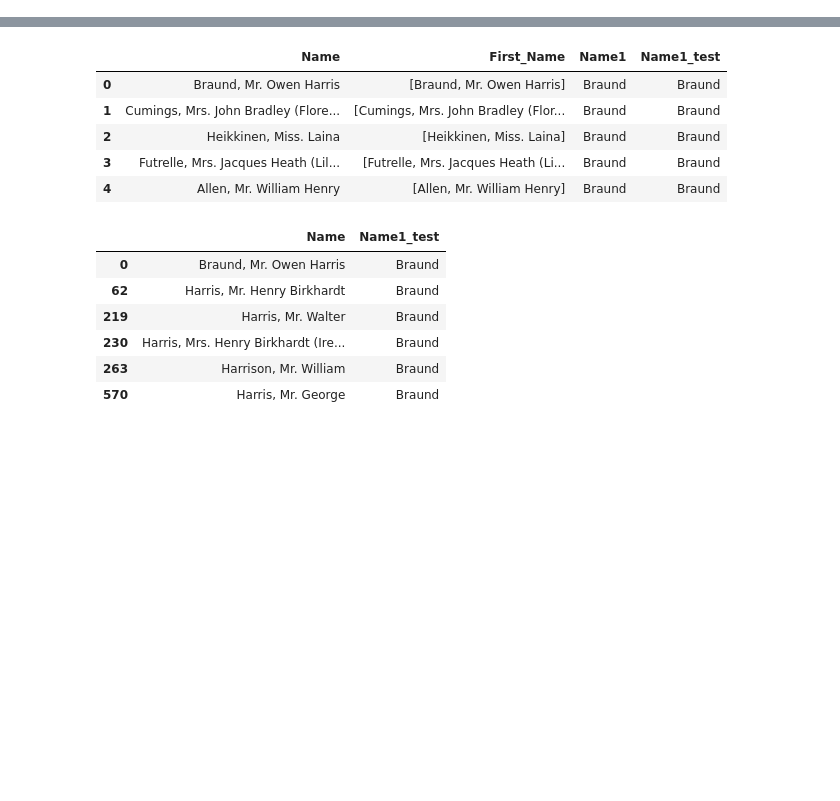
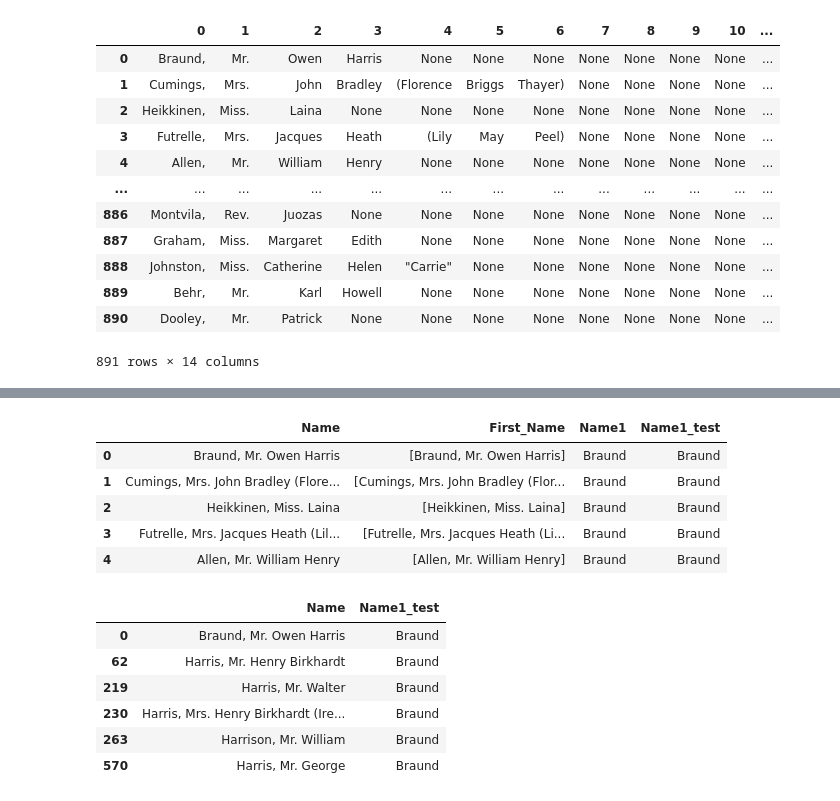
Before and after one commit to Hamzakhalidcs/Notebooks, a Jupyter notebook: map, apply, apply map .ipynb, the cells around one changed output, grey strips where cells are left out. Cells and saved outputs as stored; diff of their text form; code cells hidden in the pictures; blank space fills up the shorter version.

```diff
--- a/map, apply, apply map .ipynb
+++ b/map, apply, apply map .ipynb
@@ -19,3 +19,6 @@ train["First_Name"] = train["Name"].str.split(',')
 train["Name1_test"] = train["Name"].str.split(',')[0][0]
 # %%
 train["Name1"] = train["First_Name"][0][0]
+# %%
+train["Names"] = train["Name"].str.split(',')
+train["FirstName"] = train["Names"][0][0]
@@ -21,0 +56,18 @@ train["Name1"] = train["First_Name"][0][0]
+# %%
+train["LastName"] = train["Names"][0][1]
+# %%
+train['Name'].str.split(pat = ' ', expand = True)
+# %% [output]
+|  | 0 | 1 | 2 | 3 | 4 | 5 | 6 | 7 | 8 | 9 | 10 | ... |
+| 0 | Braund, | Mr. | Owen | Harris | None | None | None | None | None | None | None | ... |
+| 1 | Cumings, | Mrs. | John | Bradley | (Florence | Briggs | Thayer) | None | None | None | None | ... |
+| 2 | Heikkinen, | Miss. | Laina | None | None | None | None | None | None | None | None | ... |
+| 3 | Futrelle, | Mrs. | Jacques | Heath | (Lily | May | Peel) | None | None | None | None | ... |
+| 4 | Allen, | Mr. | William | Henry | None | None | None | None | None | None | None | ... |
+| ... | ... | ... | ... | ... | ... | ... | ... | ... | ... | ... | ... | ... |
+| 886 | Montvila, | Rev. | Juozas | None | None | None | None | None | None | None | None | ... |
+| 887 | Graham, | Miss. | Margaret | Edith | None | None | None | None | None | None | None | ... |
+| 888 | Johnston, | Miss. | Catherine | Helen | "Carrie" | None | None | None | None | None | None | ... |
+| 889 | Behr, | Mr. | Karl | Howell | None | None | None | None | None | None | None | ... |
+| 890 | Dooley, | Mr. | Patrick | None | None | None | None | None | None | None | None | ... |
+891 rows × 14 columns
```
Also changed, not shown: parts of 14 cells of this notebook, 22 other files.
